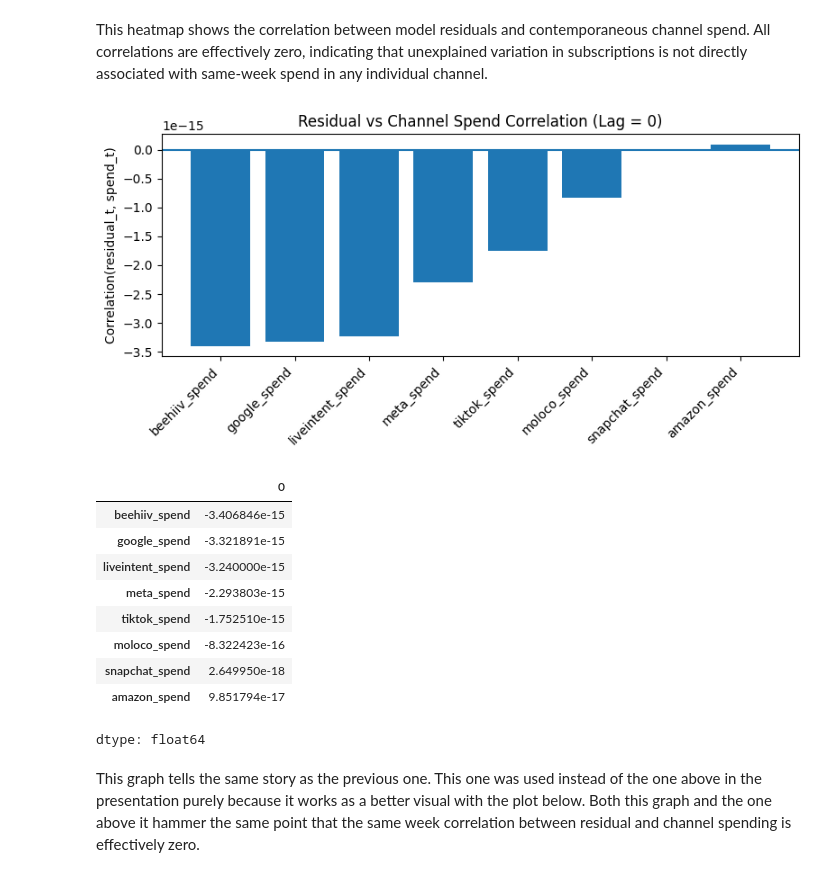
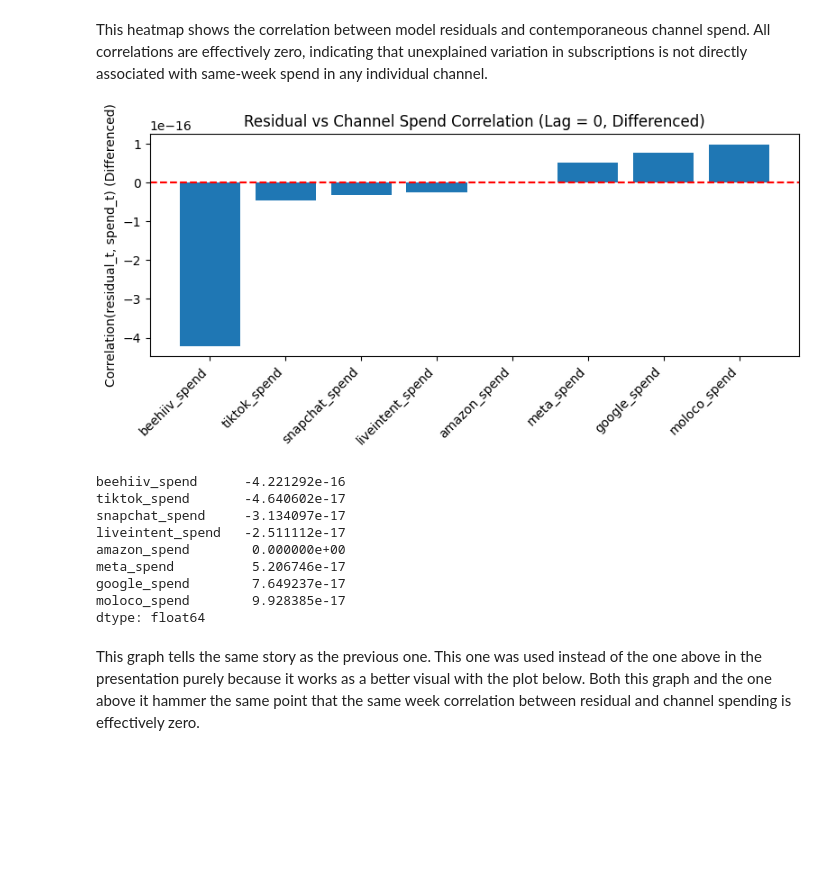
Before and after one commit to pstat197/BlueAlpha3-Synergy-Analysis, a Jupyter notebook: scripts/correlation_analysis.ipynb, the cells around one changed output. Cells and saved outputs as stored; diff of their text form; code cells hidden in the pictures; blank space fills up the shorter version.

```diff
--- a/scripts/correlation_analysis.ipynb
+++ b/scripts/correlation_analysis.ipynb
@@ -19,6 +18,6 @@ from sklearn.linear_model import Ridge
 # %%
 # import data
-csv_url = 'https://raw.githubusercontent.com/pstat197/BlueAlpha3-Synergy-Analysis/refs/heads/main/data/monthly_mocha.csv'
+csv_url = 'https://raw.githubusercontent.com/pstat197/BlueAlpha3-Synergy-Analysis/refs/heads/correlation_analysis/data/monthly_mocha.csv'
 mocha_subscriptions = pd.read_csv(csv_url)
 
 # Identify columns with all zero values
@@ -80,17 +79,14 @@ Google has the highest spend by a significant amount, while the remaining seven
 # %% [markdown]
 ## Pairwise Correlation Heatmap
 # %%
-# drop response variable for heatmap and VIF
-corr_data = mocha_subscriptions.drop(columns=['subscriptions', 'date'])
+spend_cols = [col for col in mocha_subscriptions.columns if "spend" in col]
 
-# Compute the pairwise correlation matrix
-corr_matrix = corr_data.corr()
+diff_data_spend = mocha_subscriptions[spend_cols].diff().dropna()
+corr_matrix_diff = diff_data_spend.corr()
 
-# Visualize the correlation matrix
 plt.figure(figsize=(10, 8))
-ax = sns.heatmap(corr_matrix, annot=True, cmap='coolwarm', vmin=-1, vmax=1, annot_kws={"fontsize": 8})
-plt.title('Pairwise Correlation Matrix')
+ax = sns.heatmap(corr_matrix_diff, annot=True, cmap='coolwarm', vmin=-1, vmax=1, annot_kws={"fontsize": 8})
+plt.title('Correlation Matrix of Differenced Spend Data')
 ax.set_xticklabels(ax.get_xticklabels(), rotation=45, ha='right')
-
 plt.show()
 # %% [output]
@@ -298,46 +295,45 @@ dtype: float64
 # %% [markdown]
 This heatmap shows the correlation between model residuals and contemporaneous channel spend. All correlations are effectively zero, indicating that unexplained variation in subscriptions is not directly associated with same-week spend in any individual channel.
 # %%
-# Identify spend columns
-spend_cols = [c for c in mocha_subscriptions.columns if c.endswith("_spend")]
-spend_cols = [c for c in spend_cols if not (mocha_subscriptions[c] == 0).all()]
+# Identify differenced spend columns
+spend_cols_diff = [c for c in X_diff.columns if not (X_diff[c] == 0).all()]
 
 # Compute same-week (lag = 0) residual correlations
-lag0_corr = {}
+lag0_corr_diff = {}
 
-for col in spend_cols:
+for col in spend_cols_diff:
     valid = pd.concat(
-        [mocha_subscriptions["residuals"], mocha_subscriptions[col]],
+        [mocha_subscriptions.loc[y_diff.index, "residuals_diff"],
+         X_diff[col]],
         axis=1
     ).dropna()
 
     r = np.corrcoef(valid.iloc[:, 0], valid.iloc[:, 1])[0, 1]
-    lag0_corr[col] = r
+    lag0_corr_diff[col] = r
 
-lag0_corr_s = pd.Series(lag0_corr).sort_values()
+lag0_corr_diff_s = pd.Series(lag0_corr_diff).sort_values()
 
 # Plot
 plt.figure(figsize=(8, 4))
-plt.bar(lag0_corr_s.index, lag0_corr_s.values)
-plt.axhline(0)
+plt.bar(lag0_corr_diff_s.index, lag0_corr_diff_s.values)
+plt.axhline(0, color='red', linestyle='--')
 plt.xticks(rotation=45, ha="right")
-plt.ylabel("Correlation(residual_t, spend_t)")
-plt.title("Residual vs Channel Spend Correlation (Lag = 0)")
+plt.ylabel("Correlation(residual_t, spend_t) (Differenced)")
+plt.title("Residual vs Channel Spend Correlation (Lag = 0, Differenced)")
 plt.tight_layout()
 plt.show()
 
-lag0_corr_s
+lag0_corr_diff_s
 # %% [output]
-[figure, old version]
+[figure, new version]
-|  | 0 |
-| beehiiv_spend | -3.406846e-15 |
-| google_spend | -3.321891e-15 |
-| liveintent_spend | -3.240000e-15 |
-| meta_spend | -2.293803e-15 |
-| tiktok_spend | -1.752510e-15 |
-| moloco_spend | -8.322423e-16 |
-| snapchat_spend | 2.649950e-18 |
-| amazon_spend | 9.851794e-17 |
+beehiiv_spend      -4.221292e-16
+tiktok_spend       -4.640602e-17
+snapchat_spend     -3.134097e-17
+liveintent_spend   -2.511112e-17
+amazon_spend        0.000000e+00
+meta_spend          5.206746e-17
+google_spend        7.649237e-17
+moloco_spend        9.928385e-17
 dtype: float64
 # %% [markdown]
 This graph tells the same story as the previous one. This one was used instead of the one above in the presentation purely because it works as a better visual with the plot below. Both this graph and the one above it hammer the same point that the same week correlation between residual and channel spending is effectively zero.
```
Also changed, not shown: parts of 21 cells of this notebook.
